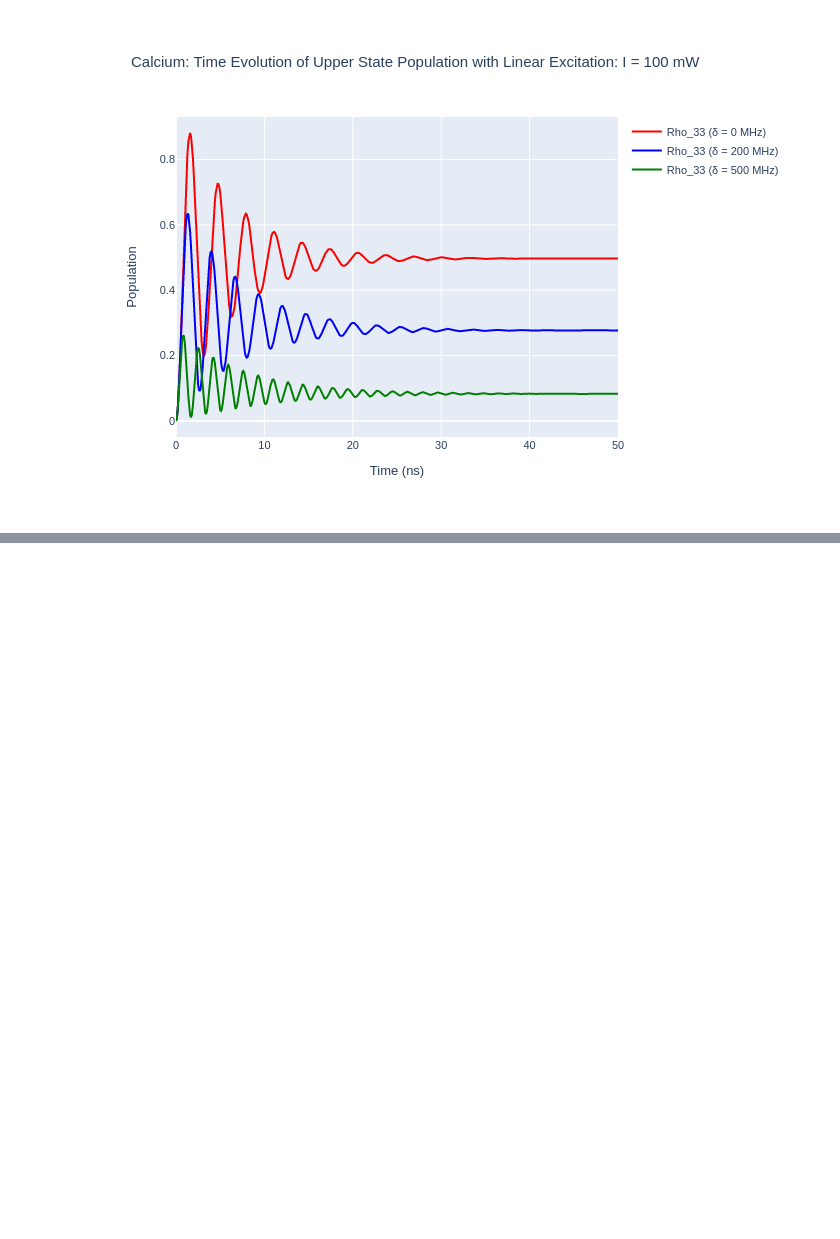
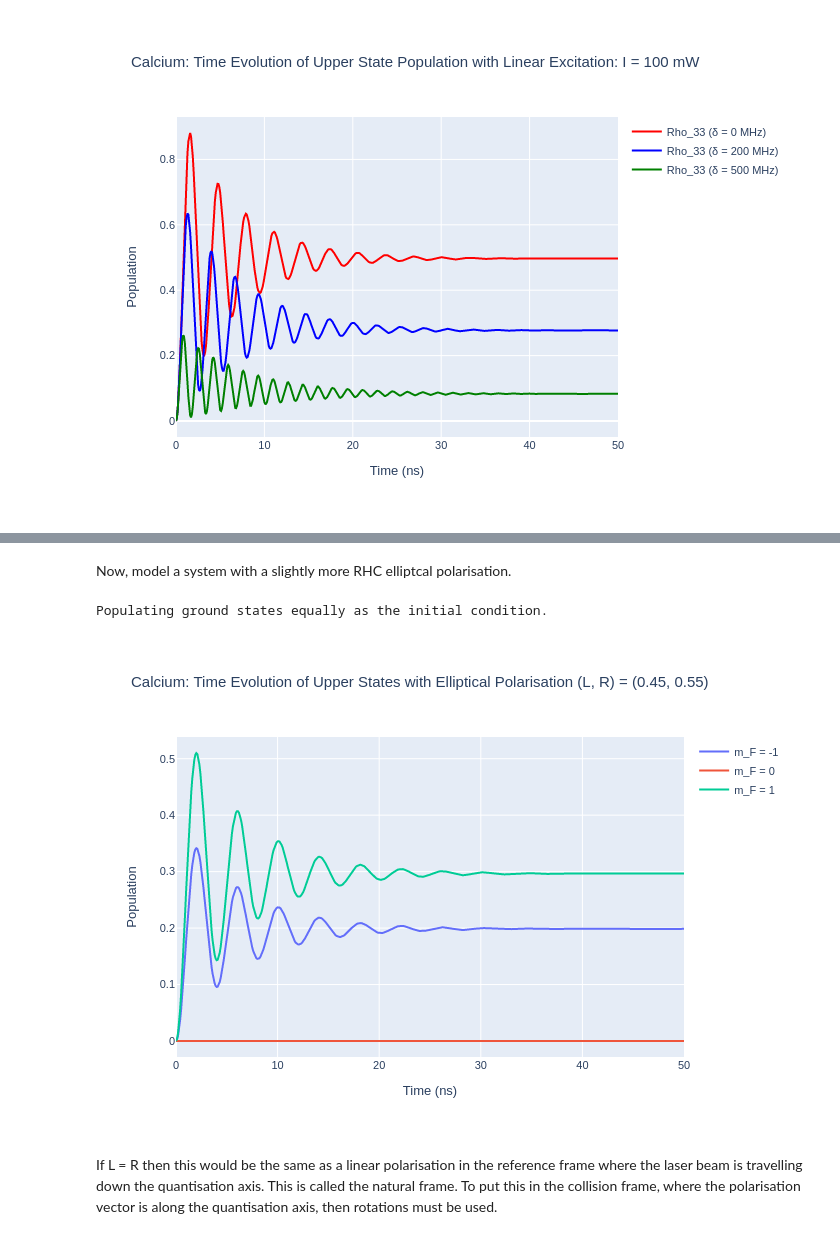
Before and after one commit to mvpmanish/LASED, a Jupyter notebook: docs/source/tutorials/Tutorial1-SimpleCalcium.ipynb, the cells around one changed output, grey strips where cells are left out. Cells and saved outputs as stored; diff of their text form; code cells hidden in the pictures; blank space fills up the shorter version.

```diff
--- a/docs/source/tutorials/Tutorial1-SimpleCalcium.ipynb
+++ b/docs/source/tutorials/Tutorial1-SimpleCalcium.ipynb
@@ -176,0 +230,36 @@ Image("SavedPlots/tutorial1-ca.png")
+# %% [markdown]
+Now, model a system with a slightly more RHC elliptcal polarisation.
+# %%
+# Rabi parameters
+rabi_factors_rhc = [0.45, 0.55]
+rabi_scaling_rhc = 1/np.sqrt(0.1*0.1+0.9*0.9)
+
+# Create laser-atom system
+calcium_system_rhc = las.LaserAtomSystem(E_ca, G_ca, tau_ca, Q_ellipse, wavelength_ca,
+                                 laser_intensity = intensity_ca, rabi_scaling = rabi_scaling_rhc,
+                                    rabi_factors = rabi_factors_rhc)
+
+# Time eveolve system
+calcium_system_rhc.timeEvolution(time_ca)
+
+# Plot all excited states
+rho_e = [[abs(rho) for rho in calcium_system_rhc.Rho_t(s, s)] for s in E_ca]
+fig_ca_rhc = go.Figure()
+for i, rho in enumerate(rho_e):
+    fig_ca_rhc.add_trace(go.Scatter(x = time_ca,
+                                y = rho,
+                                name = f"m_F = {E_ca[i].m}",
+                               mode = 'lines'))
+
+fig_ca_rhc.update_layout(title = "Calcium: Time Evolution of Upper States with Elliptical Polarisation (L, R) = (0.45, 0.55)",
+                 xaxis_title = "Time (ns)",
+                 yaxis_title = "Population",
+                font = dict(
+                    size = 11))
+fig_ca_rhc.write_image(f"SavedPlots/tutorial1-ellipserhc.png")
+Image(f"SavedPlots/tutorial1-ellipserhc.png")
+# %% [output]
+Populating ground states equally as the initial condition.
+[figure, added]
+# %% [markdown]
+If L = R then this would be the same as a linear polarisation in the reference frame where the laser beam is travelling down the quantisation axis. This is called the natural frame. To put this in the collision frame, where the polarisation vector is along the quantisation axis, then rotations must be used.
```
Also changed, not shown: parts of 2 cells of this notebook, 6 other files.
